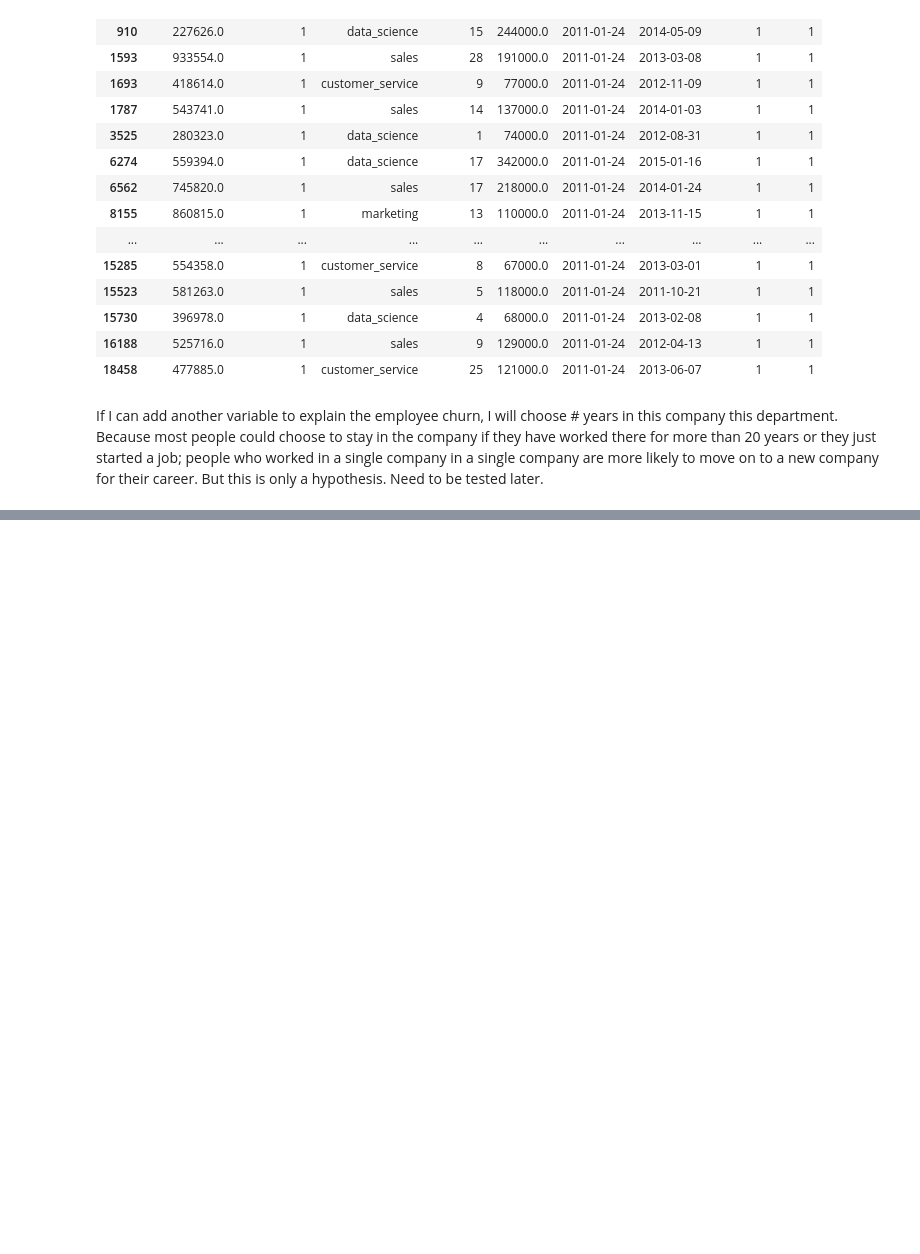
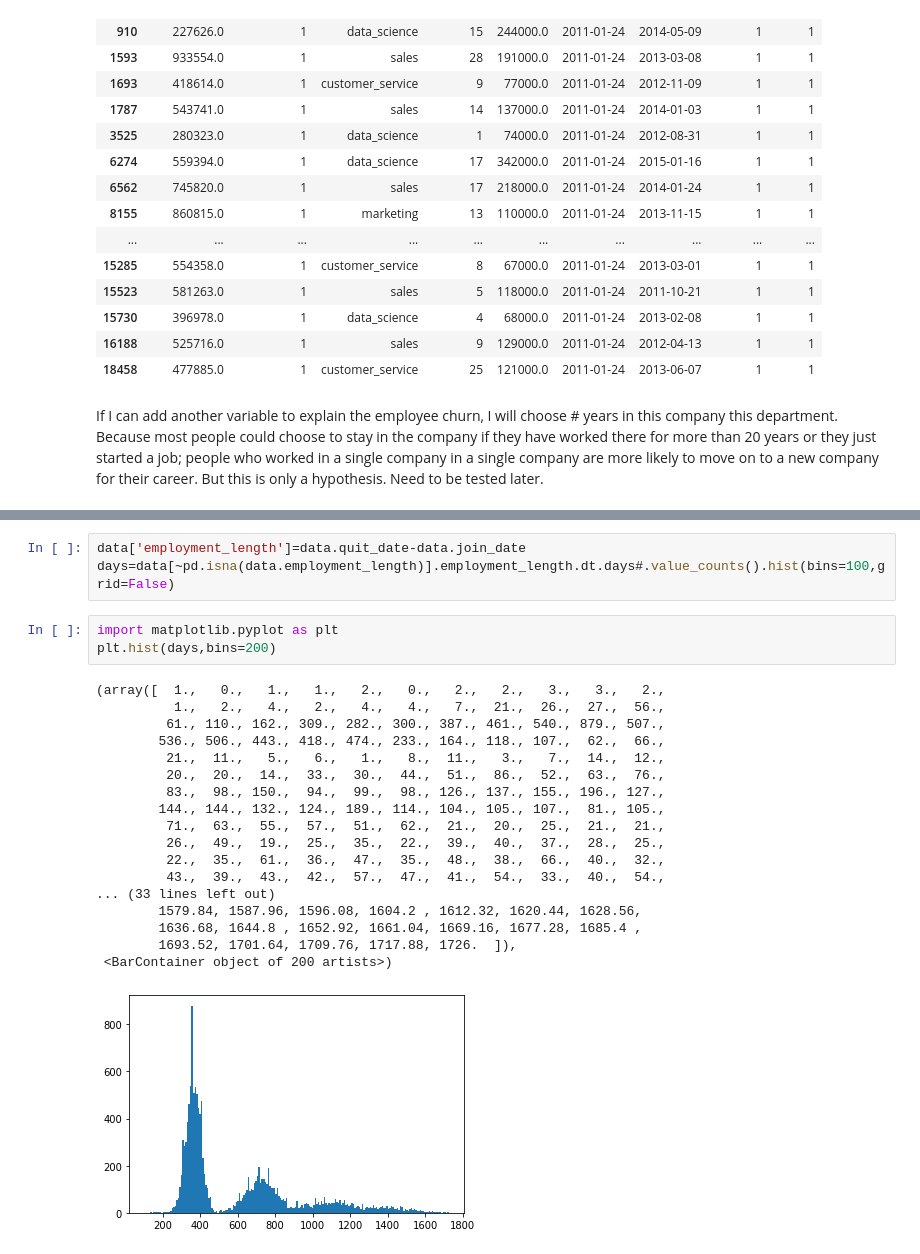
Before and after one commit to cali-li/take-home-challenges, a Jupyter notebook: 03Employee Retention.ipynb, the cells around one changed output, grey strips where cells are left out. Saved outputs shown, nothing was run; the diff lists cells and outputs as text; blank space fills up the shorter version.

```diff
--- a/03Employee Retention.ipynb
+++ b/03Employee Retention.ipynb
@@ -311,0 +336,25 @@ If I can add another variable to explain the employee churn, I will choose # yea
+# %%
+data['employment_length']=data.quit_date-data.join_date
+days=data[~pd.isna(data.employment_length)].employment_length.dt.days#.value_counts().hist(bins=100,grid=False)
+# %%
+import matplotlib.pyplot as plt
+plt.hist(days,bins=200)
+# %% [output]
+(array([  1.,   0.,   1.,   1.,   2.,   0.,   2.,   2.,   3.,   3.,   2.,
+          1.,   2.,   4.,   2.,   4.,   4.,   7.,  21.,  26.,  27.,  56.,
+         61., 110., 162., 309., 282., 300., 387., 461., 540., 879., 507.,
+        536., 506., 443., 418., 474., 233., 164., 118., 107.,  62.,  66.,
+         21.,  11.,   5.,   6.,   1.,   8.,  11.,   3.,   7.,  14.,  12.,
+         20.,  20.,  14.,  33.,  30.,  44.,  51.,  86.,  52.,  63.,  76.,
+         83.,  98., 150.,  94.,  99.,  98., 126., 137., 155., 196., 127.,
+        144., 144., 132., 124., 189., 114., 104., 105., 107.,  81., 105.,
+         71.,  63.,  55.,  57.,  51.,  62.,  21.,  20.,  25.,  21.,  21.,
+         26.,  49.,  19.,  25.,  35.,  22.,  39.,  40.,  37.,  28.,  25.,
+         22.,  35.,  61.,  36.,  47.,  35.,  48.,  38.,  66.,  40.,  32.,
+         43.,  39.,  43.,  42.,  57.,  47.,  41.,  54.,  33.,  40.,  54.,
+... (33 lines left out)
+        1579.84, 1587.96, 1596.08, 1604.2 , 1612.32, 1620.44, 1628.56,
+        1636.68, 1644.8 , 1652.92, 1661.04, 1669.16, 1677.28, 1685.4 ,
+        1693.52, 1701.64, 1709.76, 1717.88, 1726.  ]),
+ <BarContainer object of 200 artists>)
+[figure, added]
```
Also changed, not shown: parts of 20 cells of this notebook.
